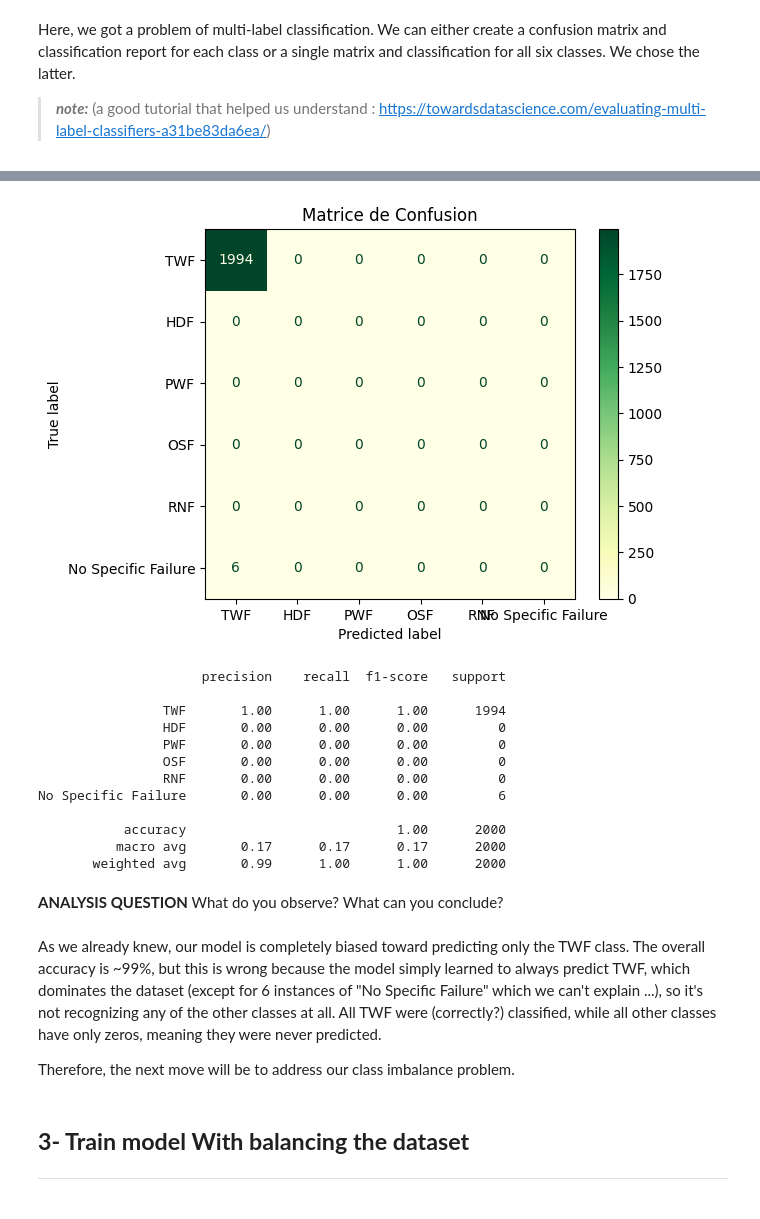
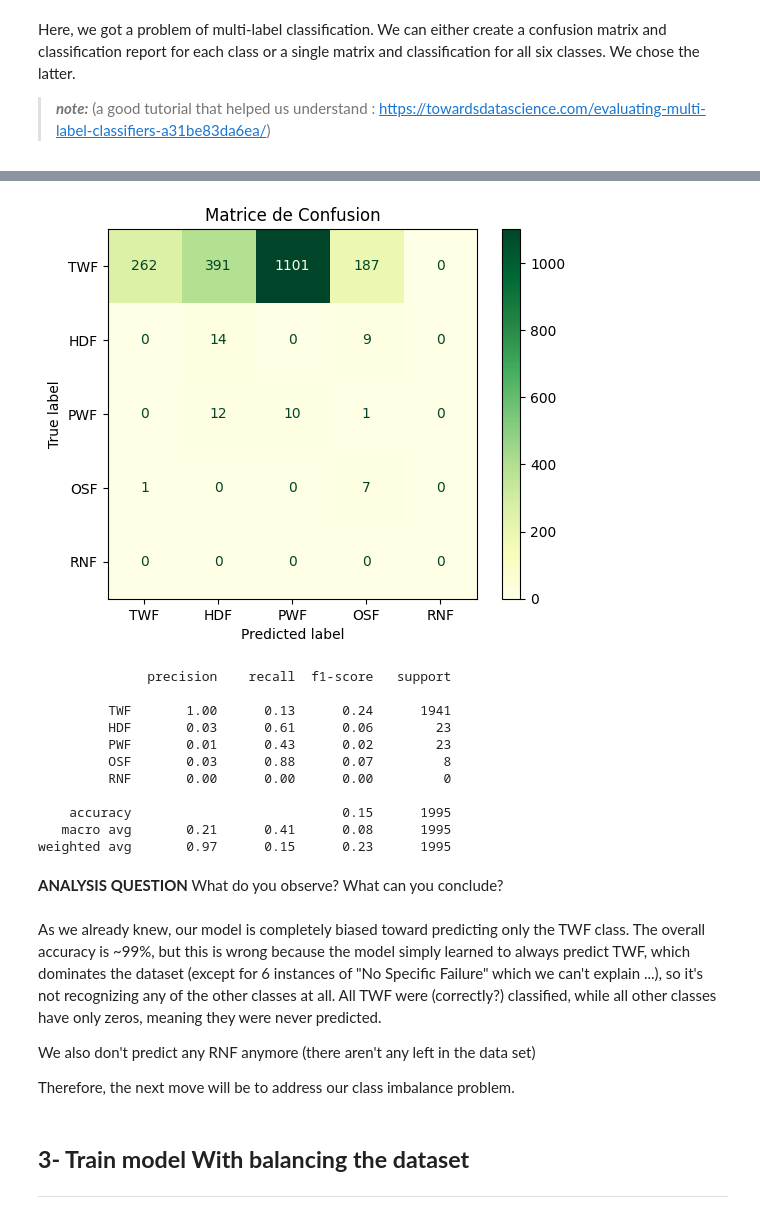
Before and after one commit to ChloeLarroze/STM32_Embedded_AI, a Jupyter notebook: TP_IA_EMBARQUEE.ipynb, the cells around one changed output, grey strips where cells are left out. Cells and saved outputs as stored; diff of their text form; code cells hidden in the pictures.

Commit message:
update collab
collab modif (part 2 : cleaning data // part 3 : balancing the dataset ), add of small bonuses

```diff
--- a/TP_IA_EMBARQUEE.ipynb
+++ b/TP_IA_EMBARQUEE.ipynb
@@ -221,7 +237,14 @@ In this section, you must build and train a model without rebalancing the datase
 input_features = ['Air temperature [K]', 'Process temperature [K]',
                   'Rotational speed [rpm]', 'Torque [Nm]', 'Tool wear [min]']
 
-output_labels = ['Machine failure', 'TWF', 'HDF', 'PWF', 'OSF', 'RNF']
+output_labels = ['TWF', 'HDF', 'PWF', 'OSF', 'RNF']
+
+#problem 1 : we drop the observations where RNF=1 but Machine failure=0
+idx_RNF = data.loc[(data["RNF"] == 1) & (data["Machine failure"] == 0)].index
+data.drop(index=idx_RNF, inplace=True)
+#problem 2 : we drop the observations where Machine failure is set to 1 when all types of failures are set to 0
+idx_unknown_failure = data.loc[(data["Machine failure"] == 1) & (data[failure_types].sum(axis=1) == 0)].index
+data.drop(index=idx_unknown_failure, inplace=True)
 
 #features and labels
 X = data[input_features].values
@@ -350,10 +379,6 @@ Here, we got a problem of multi-label classification. We can either create a con
 
 > **_note:_**   (a good tutorial that helped us understand : https://towardsdatascience.com/evaluating-multi-label-classifiers-a31be83da6ea/)
 # %%
-import numpy as np
-import matplotlib.pyplot as plt
-from sklearn.metrics import confusion_matrix, ConfusionMatrixDisplay, classification_report
-
 #predictions
 y_pred = model.predict(X_test)
 
@@ -363,7 +388,7 @@ y_pred_int = np.argmax(y_pred, axis=1)
 # one hot to real numbers
 Y_test_int = np.argmax(Y_test, axis=1)
 
-output_labels = ['TWF', 'HDF', 'PWF', 'OSF', 'RNF', 'No Specific Failure']
+output_labels = ['TWF', 'HDF', 'PWF', 'OSF', 'RNF']
 
 #confusion matrix
 cm = confusion_matrix(Y_test_int, y_pred_int, labels=np.arange(len(output_labels)))
@@ -374,5 +399,5 @@ plt.title("Matrice de Confusion")
 plt.show()
 
 # Affichage du rapport de classification
-print(classification_report(Y_test_int, y_pred_int, target_names=output_labels, labels=np.arange(6)))
+print(classification_report(Y_test_int, y_pred_int, target_names=output_labels, labels=np.arange(5)))
 # %% [output]
@@ -380,21 +405,22 @@ print(classification_report(Y_test_int, y_pred_int, target_names=output_labels,
-[figure, old version]
+[figure, new version]
-                     precision    recall  f1-score   support
+              precision    recall  f1-score   support
 
-                TWF       1.00      1.00      1.00      1994
-                HDF       0.00      0.00      0.00         0
-                PWF       0.00      0.00      0.00         0
-                OSF       0.00      0.00      0.00         0
-                RNF       0.00      0.00      0.00         0
-No Specific Failure       0.00      0.00      0.00         6
+         TWF       1.00      0.13      0.24      1941
+         HDF       0.03      0.61      0.06        23
+         PWF       0.01      0.43      0.02        23
+         OSF       0.03      0.88      0.07         8
+         RNF       0.00      0.00      0.00         0
 
-           accuracy                           1.00      2000
-          macro avg       0.17      0.17      0.17      2000
-       weighted avg       0.99      1.00      1.00      2000
+    accuracy                           0.15      1995
+   macro avg       0.21      0.41      0.08      1995
+weighted avg       0.97      0.15      0.23      1995
 # %% [markdown]
 **ANALYSIS QUESTION** What do you observe? What can you conclude?
 # %% [markdown]
 As we already knew, our model is completely biased toward predicting only the TWF class. The overall accuracy is ~99%, but this is wrong because the model simply learned to always predict TWF, which dominates the dataset (except for 6 instances of "No Specific Failure" which we can't explain ...), so it's not recognizing any of the other classes at all. All TWF were (correctly?) classified, while all other classes have only zeros, meaning they were never predicted.
 
+We also don't predict any RNF anymore (there aren't any left in the data set)
+
 
 Therefore, the next move will be to address our class imbalance problem.
 # %% [markdown]
```
Also changed, not shown: parts of 23 cells of this notebook, 2 other files.
